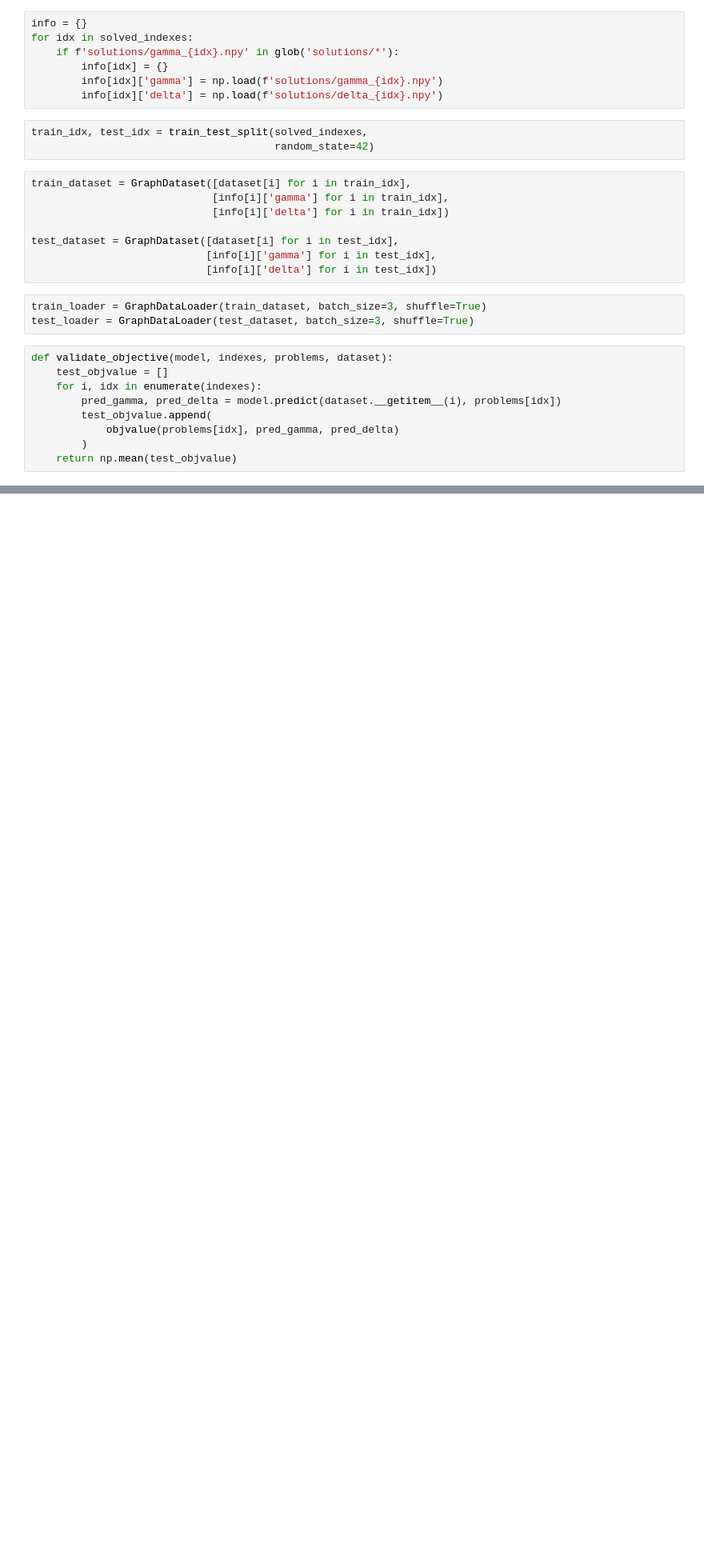
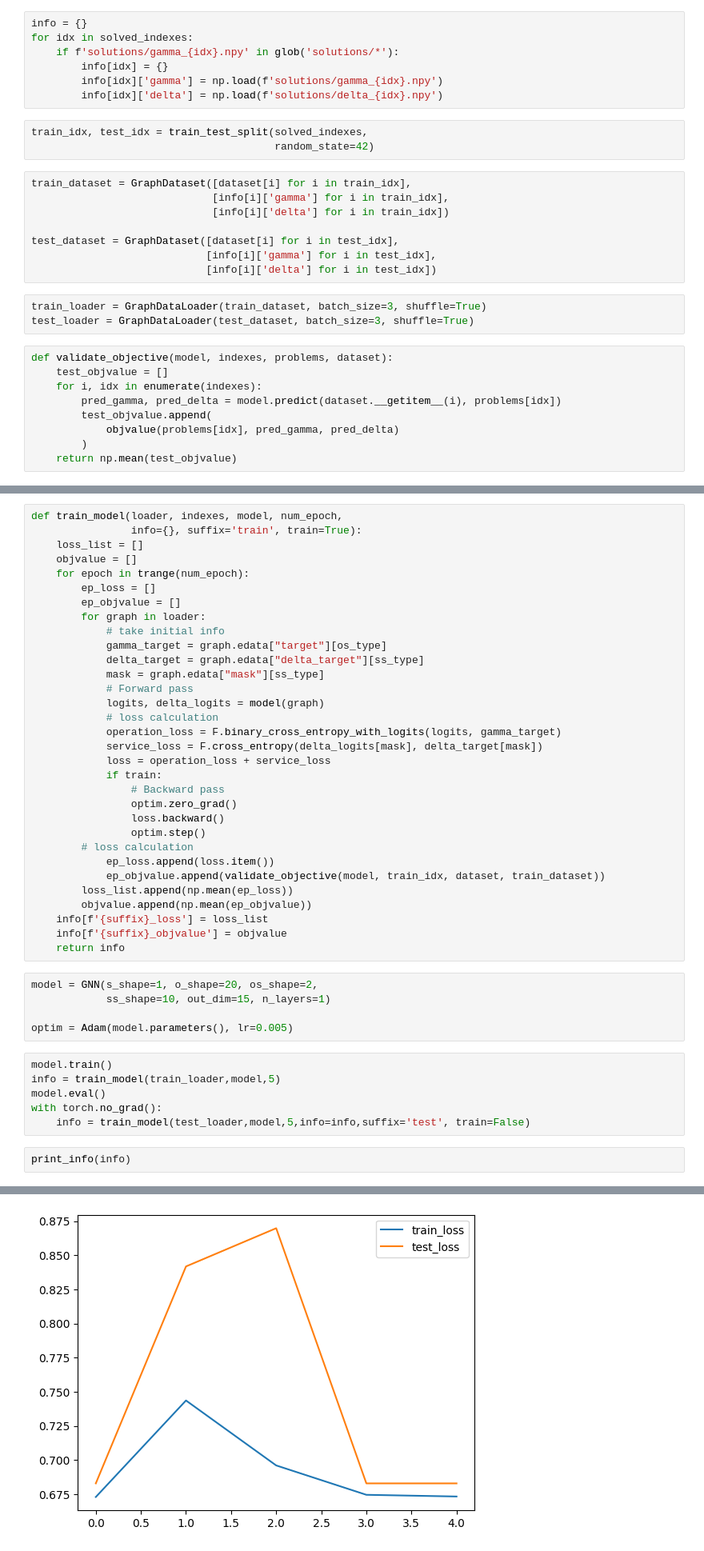
Before and after one commit to airi-industrial-ai/gnn-cloud-manufacturing, a Jupyter notebook: notebooks/new_test.ipynb, the cells around one changed output, grey strips where cells are left out. Shown at 80% size. Cells and saved outputs as stored; diff of their text form; blank space fills up the shorter version.

```diff
--- a/notebooks/new_test.ipynb
+++ b/notebooks/new_test.ipynb
@@ -153,0 +105,46 @@ min(train_objvalue)
+# %%
+def train_model(loader, indexes, model, num_epoch,
+                info={}, suffix='train', train=True):
+    loss_list = []
+    objvalue = []
+    for epoch in trange(num_epoch):
+        ep_loss = []
+        ep_objvalue = []
+        for graph in loader:
+            # take initial info
+            gamma_target = graph.edata["target"][os_type]
+            delta_target = graph.edata["delta_target"][ss_type]
+            mask = graph.edata["mask"][ss_type]
+            # Forward pass
+            logits, delta_logits = model(graph)
+            # loss calculation
+            operation_loss = F.binary_cross_entropy_with_logits(logits, gamma_target)
+            service_loss = F.cross_entropy(delta_logits[mask], delta_target[mask])
+            loss = operation_loss + service_loss
+            if train:
+                # Backward pass
+                optim.zero_grad()
+                loss.backward()
+                optim.step()
+        # loss calculation
+            ep_loss.append(loss.item())
+            ep_objvalue.append(validate_objective(model, train_idx, dataset, train_dataset))
+        loss_list.append(np.mean(ep_loss))
+        objvalue.append(np.mean(ep_objvalue))
+    info[f'{suffix}_loss'] = loss_list
+    info[f'{suffix}_objvalue'] = objvalue
+    return info
+# %%
+model = GNN(s_shape=1, o_shape=20, os_shape=2,
+            ss_shape=10, out_dim=15, n_layers=1)
+
+optim = Adam(model.parameters(), lr=0.005)
+# %%
+model.train()
+info = train_model(train_loader,model,5)
+model.eval()
+with torch.no_grad():
+    info = train_model(test_loader,model,5,info=info,suffix='test', train=False)
+# %%
+print_info(info)
+# %% [output]
@@ -153,0 +153 @@ min(train_objvalue)
+[figure, added]
```
Also changed, not shown: parts of 7 cells of this notebook, 29 other files.
